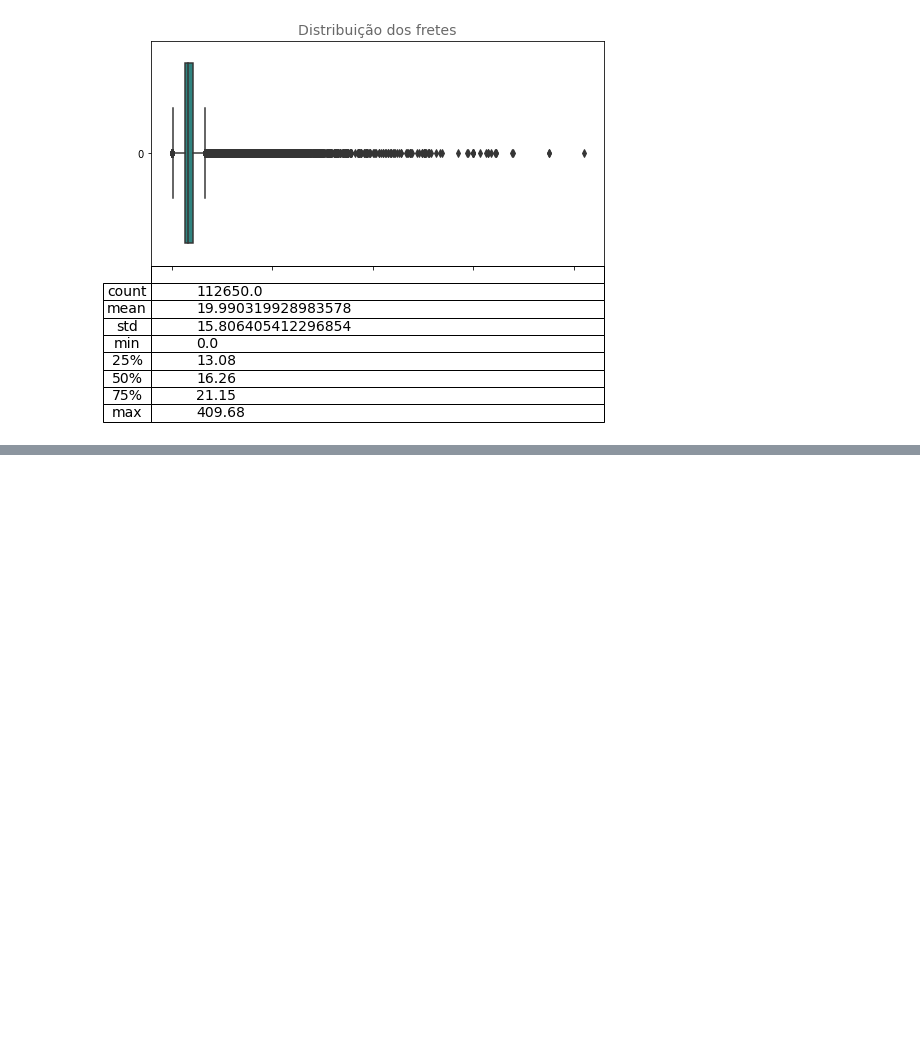
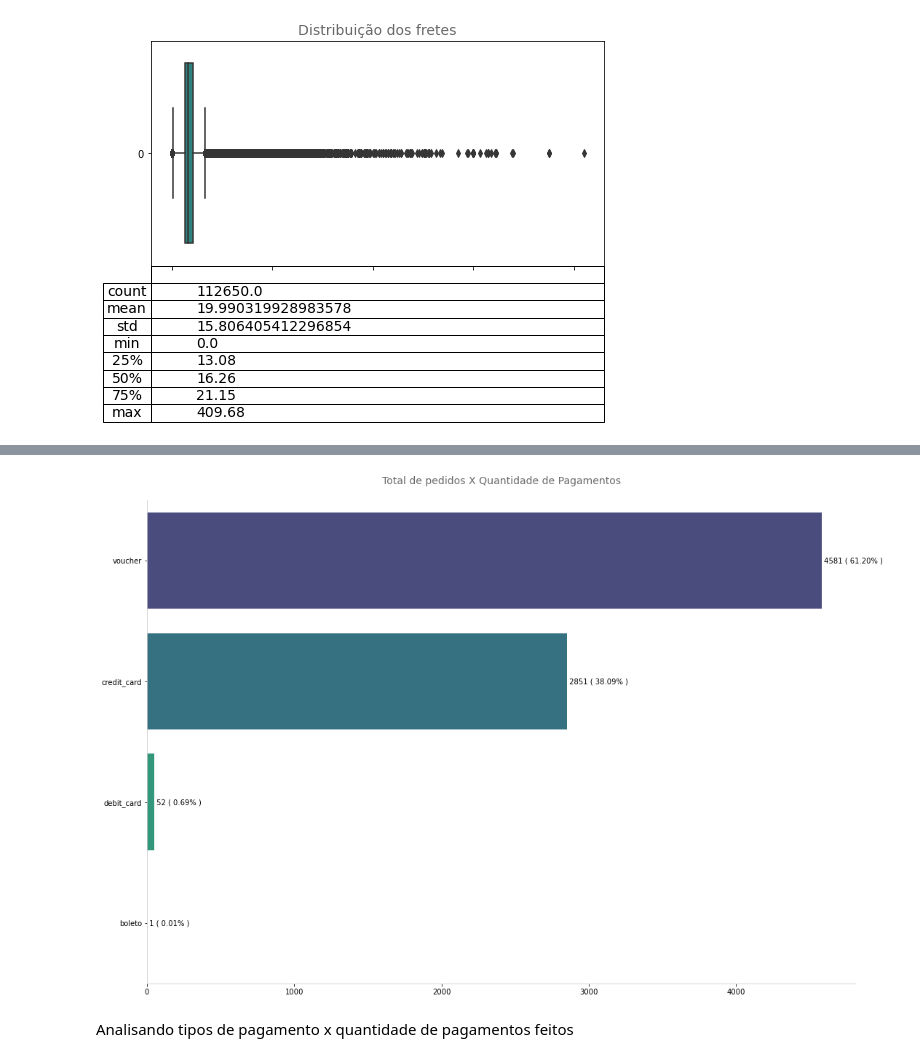
Before and after one commit to Joao-TheCosmosIsInfinite/Cluster-Analysis, a Jupyter notebook: notebooks/Analise-Cluster-.ipynb, the cells around one changed output, grey strips where cells are left out. Cells and saved outputs as stored; diff of their text form; code cells hidden in the pictures; blank space fills up the shorter version.

```diff
--- a/notebooks/Analise-Cluster-.ipynb
+++ b/notebooks/Analise-Cluster-.ipynb
@@ -721,0 +820,19 @@ Um cenário similar é eoncotrado no frete onde **98.8%** dos fretes pagos estã
+# %%
+## Total de pagamentos por tipo de pagamento
+fig = plt.figure(constrained_layout=True, figsize=(15, 10))
+gs = GridSpec(1, 1, figure=fig)
+ax1 = fig.add_subplot(gs[0, 0])
+
+bar_count_plot(df_order_payments[df_order_payments['payment_sequential_categ']!= 'apenas_1'],
+               y='payment_type',
+               order=True,
+               palette='viridis',
+               ax=ax1,
+               title='Total de pedidos X Quantidade de Pagamentos')
+ax1.set_ylabel('')
+ax1.set_xlabel('')
+plt.show()
+# %% [output]
+[figure, added]
+# %% [markdown]
+Analisando tipos de pagamento x quantidade de pagamentos feitos
```
Also changed, not shown: parts of 96 cells of this notebook.
